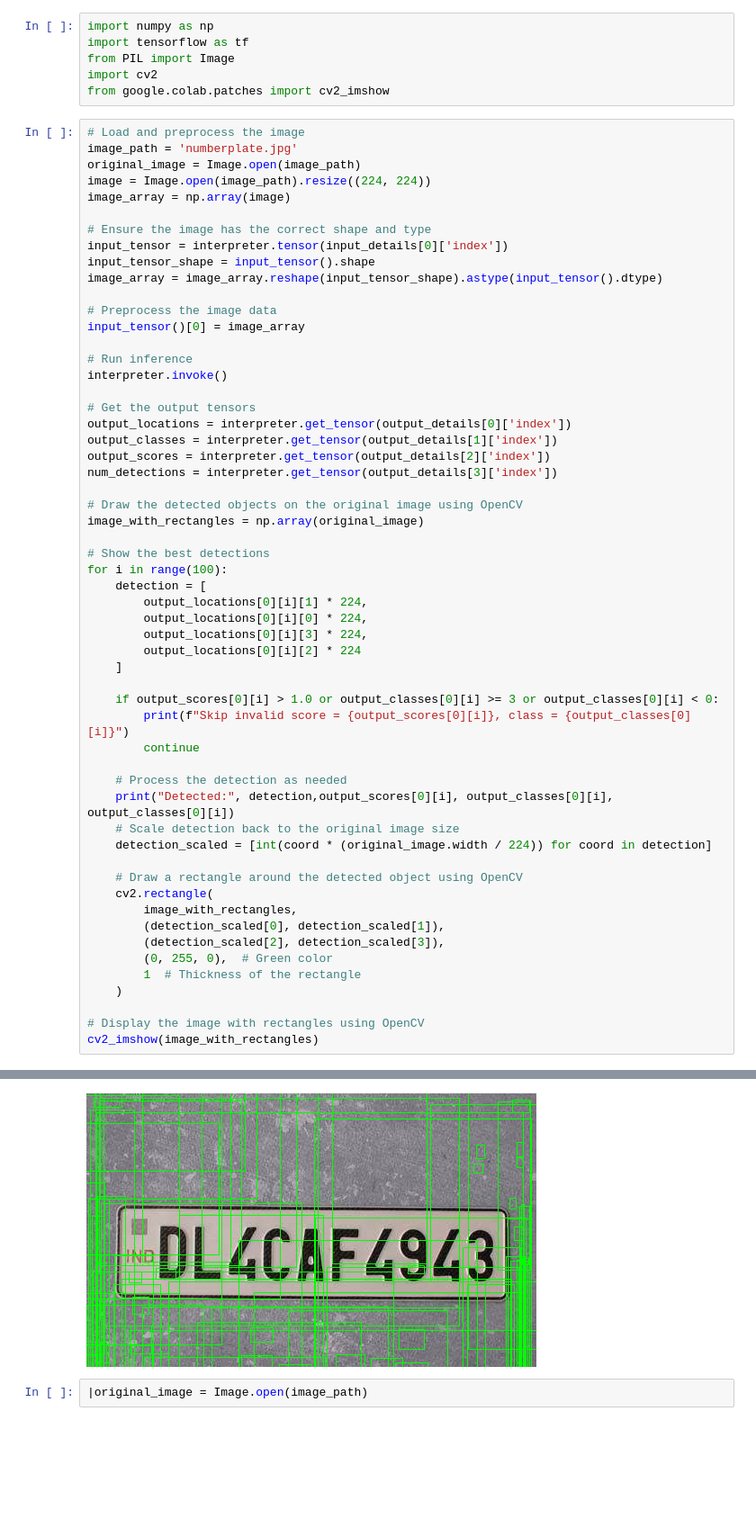
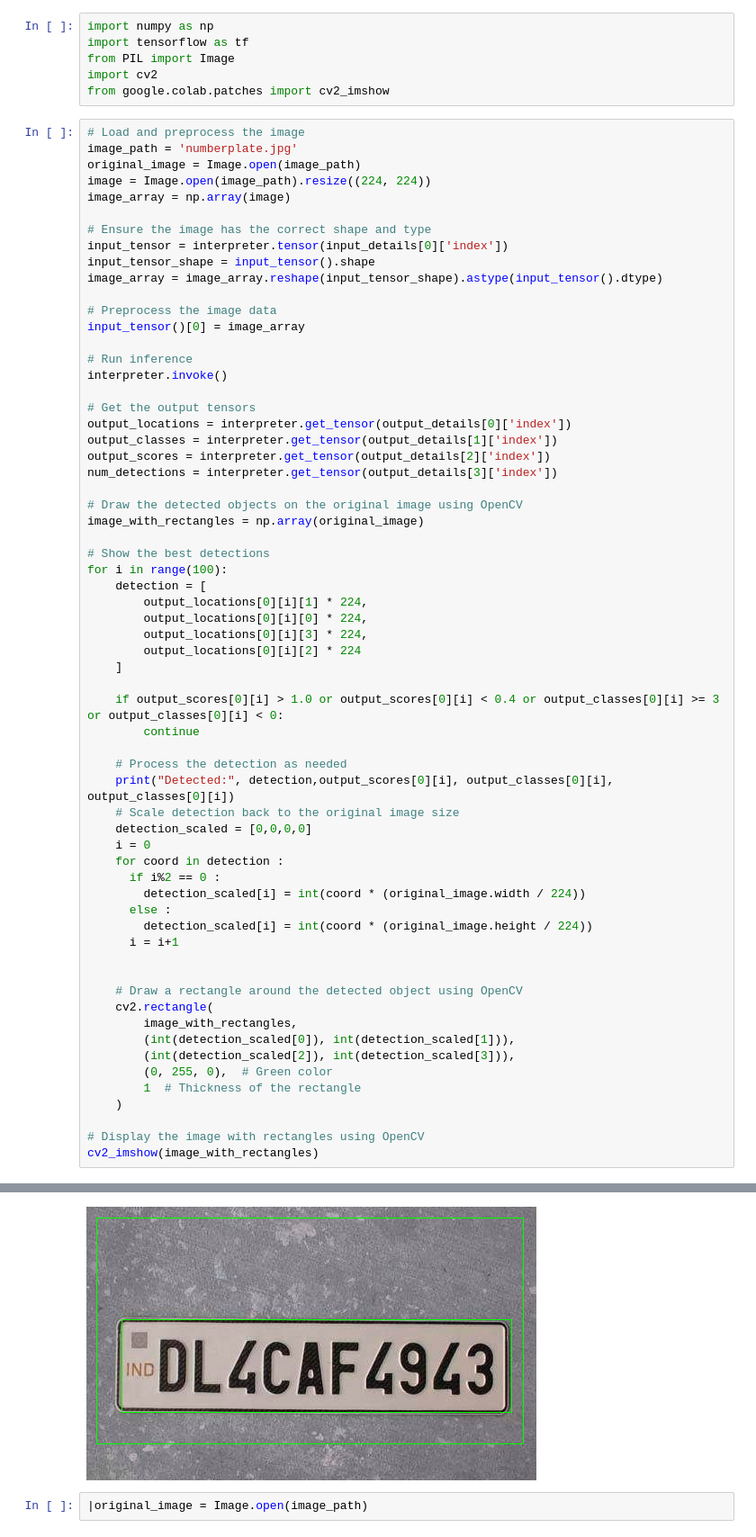
Before and after one commit to beelzebubD/ANPR, a Jupyter notebook: anpr_model.ipynb, the cells around one changed output, grey strips where cells are left out. Shown at 90% size. Drawn from its saved outputs; the diff is of its cells as text; blank space fills up the shorter version.

```diff
--- a/anpr_model.ipynb
+++ b/anpr_model.ipynb
@@ -88,20 +88,27 @@ for i in range(100):
         output_locations[0][i][2] * 224
     ]
 
-    if output_scores[0][i] > 1.0 or output_classes[0][i] >= 3 or output_classes[0][i] < 0:
-        print(f"Skip invalid score = {output_scores[0][i]}, class = {output_classes[0][i]}")
+    if output_scores[0][i] > 1.0 or output_scores[0][i] < 0.4 or output_classes[0][i] >= 3 or output_classes[0][i] < 0:
         continue
 
     # Process the detection as needed
     print("Detected:", detection,output_scores[0][i], output_classes[0][i], output_classes[0][i])
     # Scale detection back to the original image size
-    detection_scaled = [int(coord * (original_image.width / 224)) for coord in detection]
+    detection_scaled = [0,0,0,0]
+    i = 0
+    for coord in detection :
+      if i%2 == 0 :
+        detection_scaled[i] = int(coord * (original_image.width / 224))
+      else :
+        detection_scaled[i] = int(coord * (original_image.height / 224))
+      i = i+1
+
 
     # Draw a rectangle around the detected object using OpenCV
     cv2.rectangle(
         image_with_rectangles,
-        (detection_scaled[0], detection_scaled[1]),
-        (detection_scaled[2], detection_scaled[3]),
+        (int(detection_scaled[0]), int(detection_scaled[1])),
+        (int(detection_scaled[2]), int(detection_scaled[3])),
         (0, 255, 0),  # Green color
         1  # Thickness of the rectangle
     )
@@ -129,3 +121,3 @@ Detected: [214.2380542755127, 24.627784967422485, 217.59519386291504, 32.0687046
-[figure, old version]
+[figure, new version]
 # %%
 |original_image = Image.open(image_path)
```
Also changed, not shown: parts of 1 cell of this notebook.
